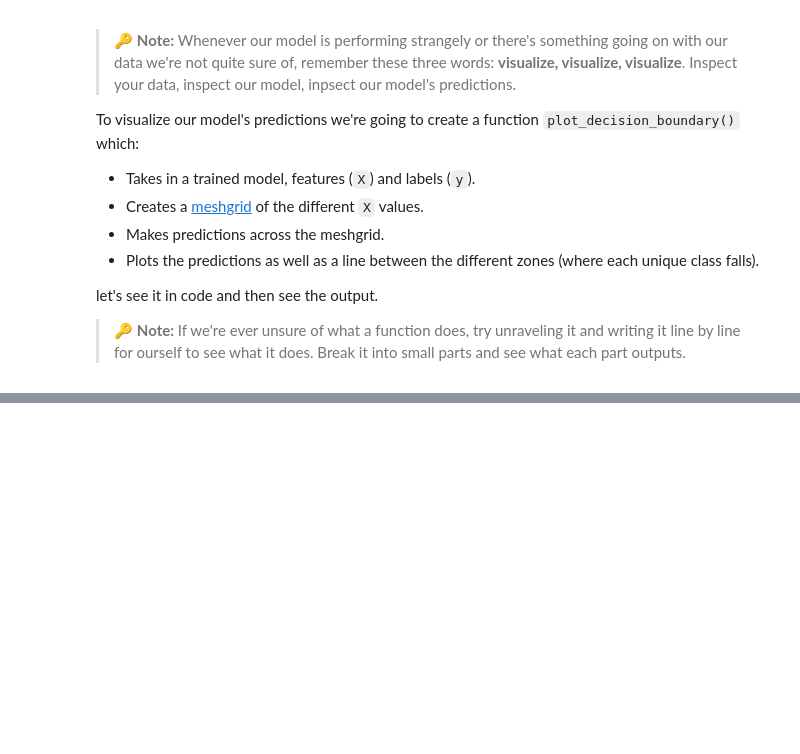
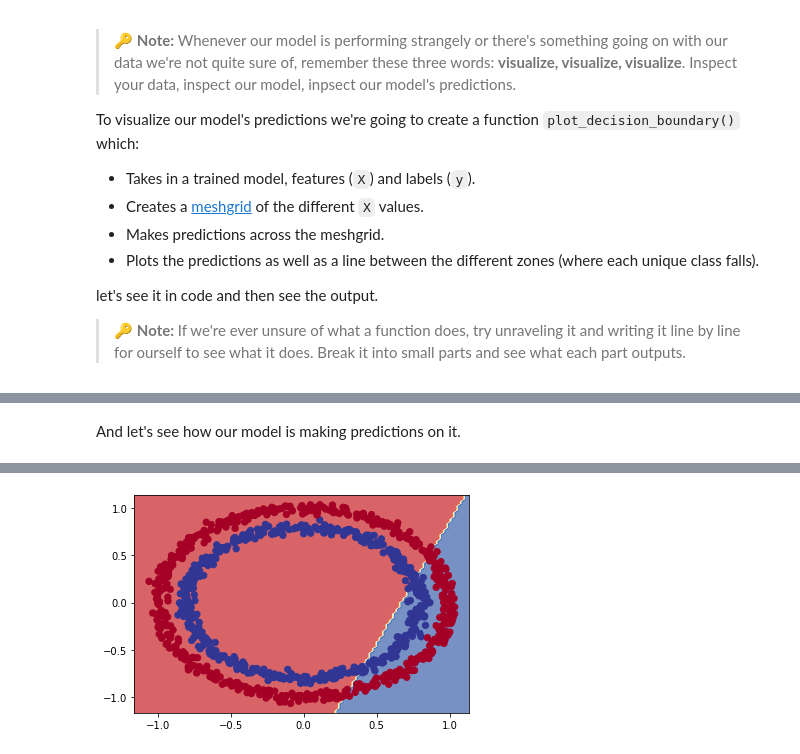
Before and after one commit to MRUTYUNJAYAMOHANTY/DATA-SCIENCE, a Jupyter notebook: TENSORFLOW/Neural_Network_Classification_TF/02_neural_network_classification_in_tensorflow.ipynb, the cells around one changed output, grey strips where cells are left out. Saved outputs shown, nothing was run; the diff lists cells and outputs as text; code cells hidden in the pictures; blank space fills up the shorter version.

```diff
--- a/TENSORFLOW/Neural_Network_Classification_TF/02_neural_network_classification_in_tensorflow.ipynb
+++ b/TENSORFLOW/Neural_Network_Classification_TF/02_neural_network_classification_in_tensorflow.ipynb
@@ -357,0 +537,17 @@ let's see it in code and then see the output.
+# %%
+# Set the random seed
+tf.random.set_seed(42)
+
+# Create the model
+model_4 = tf.keras.Sequential([
+  tf.keras.layers.Dense(1, activation=tf.keras.activations.linear), # 1 hidden layer with linear activation
+  tf.keras.layers.Dense(1) # output layer
+])
+
+# Compile the model
+model_4.compile(loss=tf.keras.losses.binary_crossentropy,
+                optimizer=tf.keras.optimizers.Adam(learning_rate=0.001), # note: "lr" used to be what was used, now "learning_rate" is favoured
+                metrics=["accuracy"])
+
+# Fit the model
+history = model_4.fit(X, y, epochs=100)
@@ -357,0 +581,6 @@ let's see it in code and then see the output.
+# %% [markdown]
+And let's see how our model is making predictions on it.
+# %%
+# Check the deicison boundary (blue is blue class, yellow is the crossover, red is red class)
+plot_decision_boundary(model_4, X, y)
+# %% [output]
@@ -357,0 +589 @@ let's see it in code and then see the output.
+[figure, added]
```
Also changed, not shown: parts of 35 cells of this notebook.
